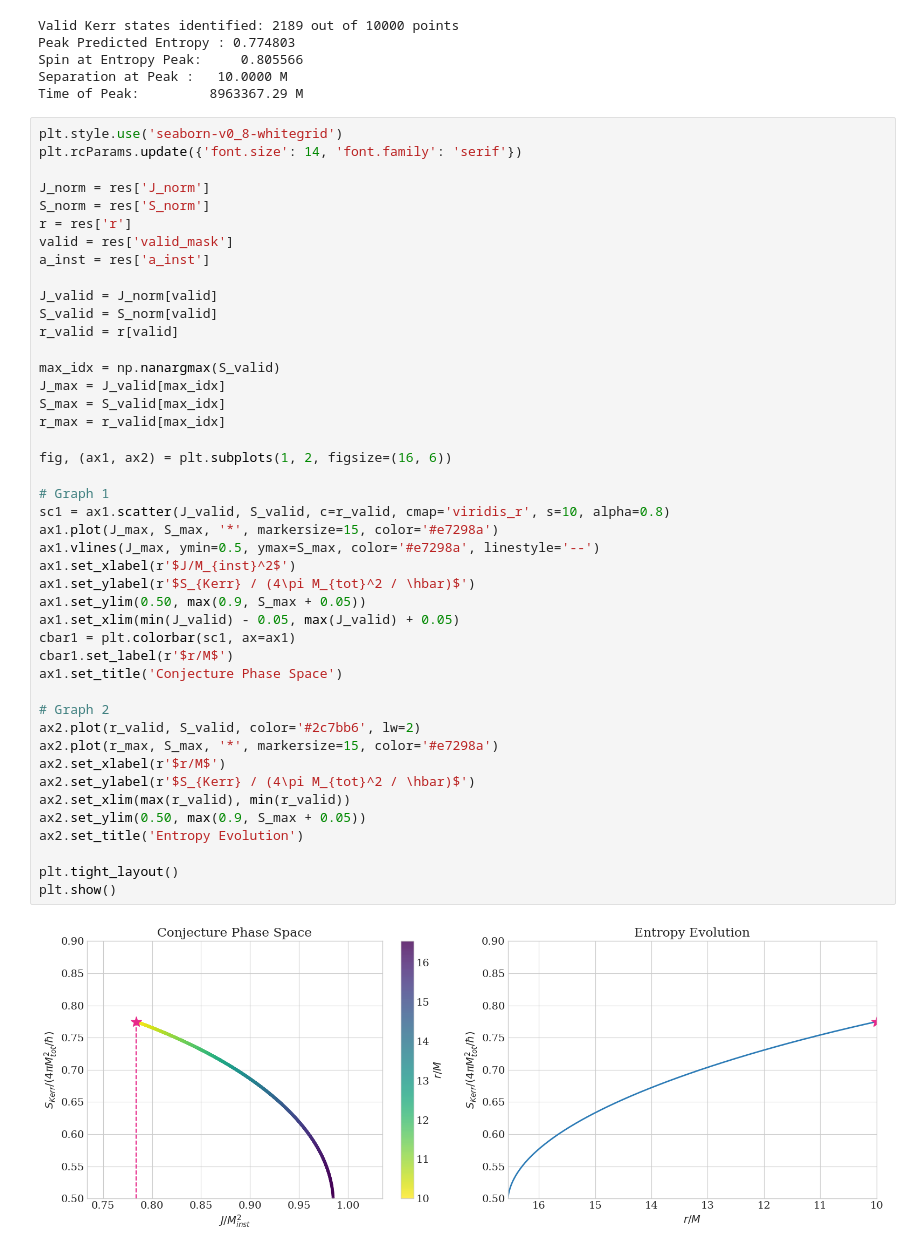
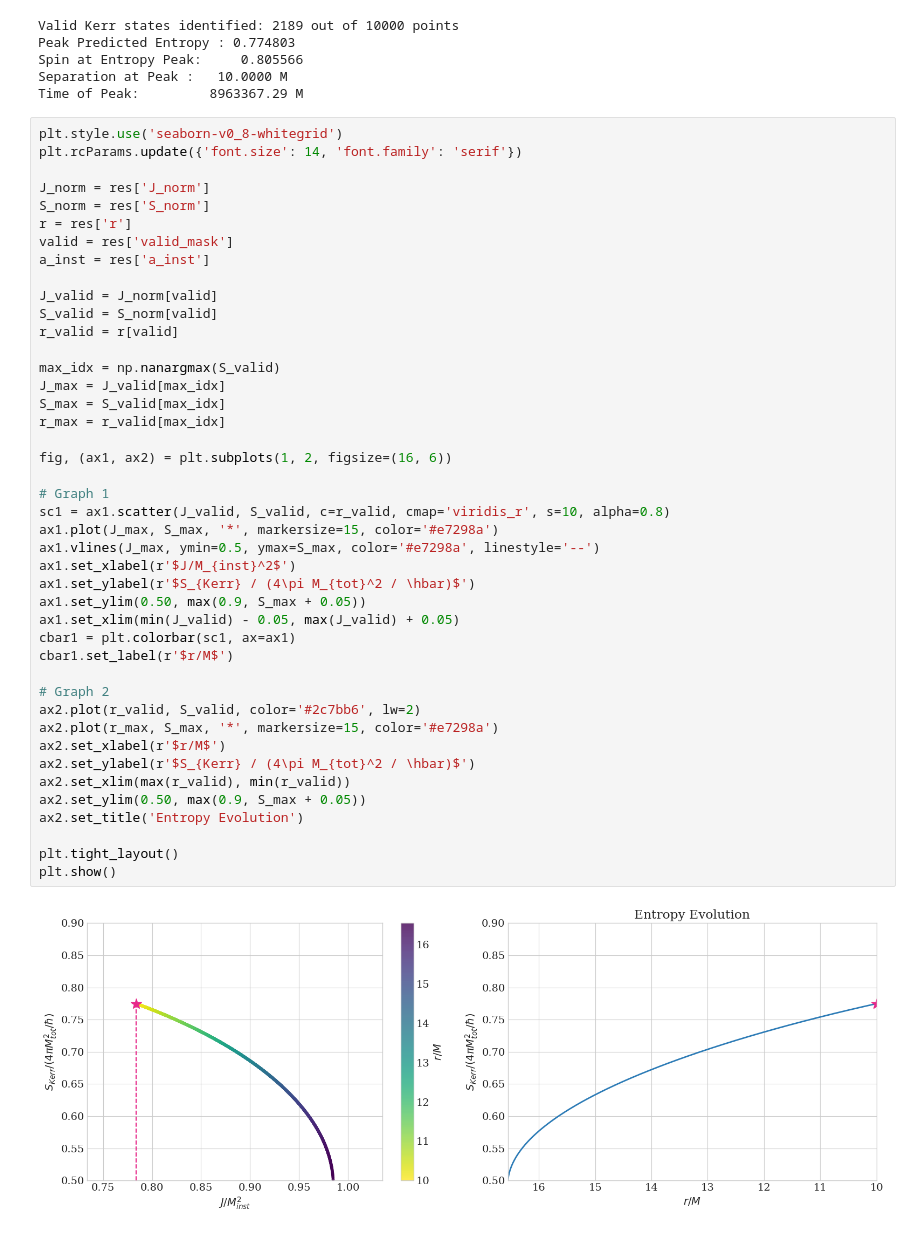
Before and after one commit to giacomobrugali/Entropy-conjecture, a Jupyter notebook: Entropy-conjecture/Remnant_Parameters/final_state_PN.ipynb, the cells around one changed output. Saved outputs shown, nothing was run; the diff lists cells and outputs as text.

```diff
--- a/Entropy-conjecture/Remnant_Parameters/final_state_PN.ipynb
+++ b/Entropy-conjecture/Remnant_Parameters/final_state_PN.ipynb
@@ -163,32 +163,31 @@ r_valid = r[valid]
 max_idx = np.nanargmax(S_valid)
 J_max = J_valid[max_idx]
 S_max = S_valid[max_idx]
 r_max = r_valid[max_idx]
 
 fig, (ax1, ax2) = plt.subplots(1, 2, figsize=(16, 6))
 
 # Graph 1
 sc1 = ax1.scatter(J_valid, S_valid, c=r_valid, cmap='viridis_r', s=10, alpha=0.8)
 ax1.plot(J_max, S_max, '*', markersize=15, color='#e7298a')
 ax1.vlines(J_max, ymin=0.5, ymax=S_max, color='#e7298a', linestyle='--')
 ax1.set_xlabel(r'$J/M_{inst}^2$')
 ax1.set_ylabel(r'$S_{Kerr} / (4\pi M_{tot}^2 / \hbar)$')
 ax1.set_ylim(0.50, max(0.9, S_max + 0.05))
 ax1.set_xlim(min(J_valid) - 0.05, max(J_valid) + 0.05)
 cbar1 = plt.colorbar(sc1, ax=ax1)
 cbar1.set_label(r'$r/M$')
-ax1.set_title('Conjecture Phase Space')
 
 # Graph 2
 ax2.plot(r_valid, S_valid, color='#2c7bb6', lw=2)
 ax2.plot(r_max, S_max, '*', markersize=15, color='#e7298a')
 ax2.set_xlabel(r'$r/M$')
 ax2.set_ylabel(r'$S_{Kerr} / (4\pi M_{tot}^2 / \hbar)$')
 ax2.set_xlim(max(r_valid), min(r_valid))
 ax2.set_ylim(0.50, max(0.9, S_max + 0.05))
 ax2.set_title('Entropy Evolution')
 
 plt.tight_layout()
 plt.show()
 # %% [output]
-[figure, old version]
+[figure, new version]
```
